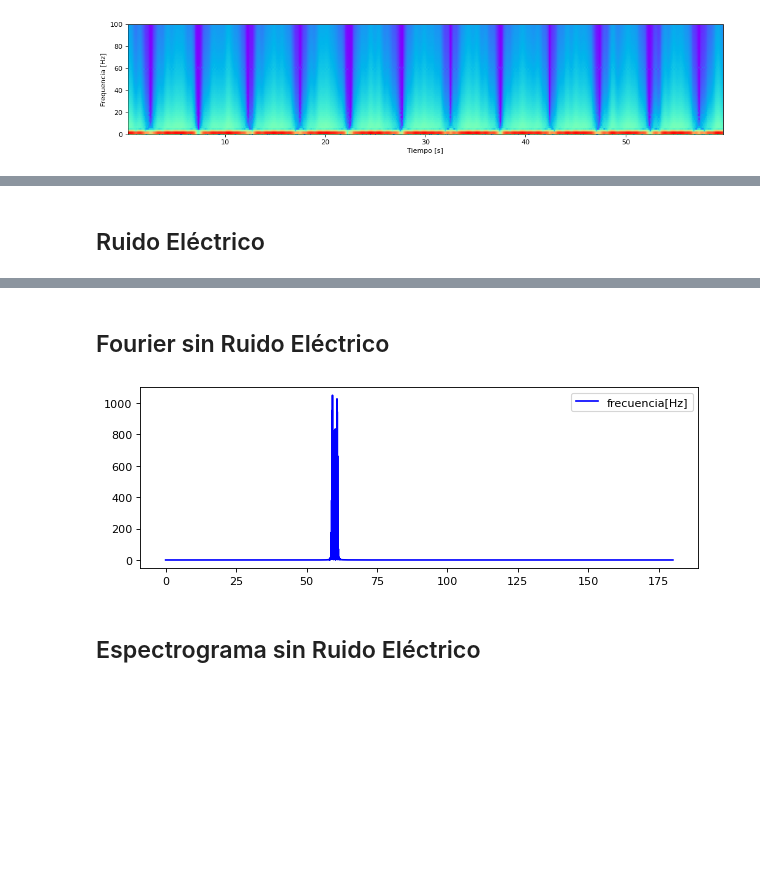
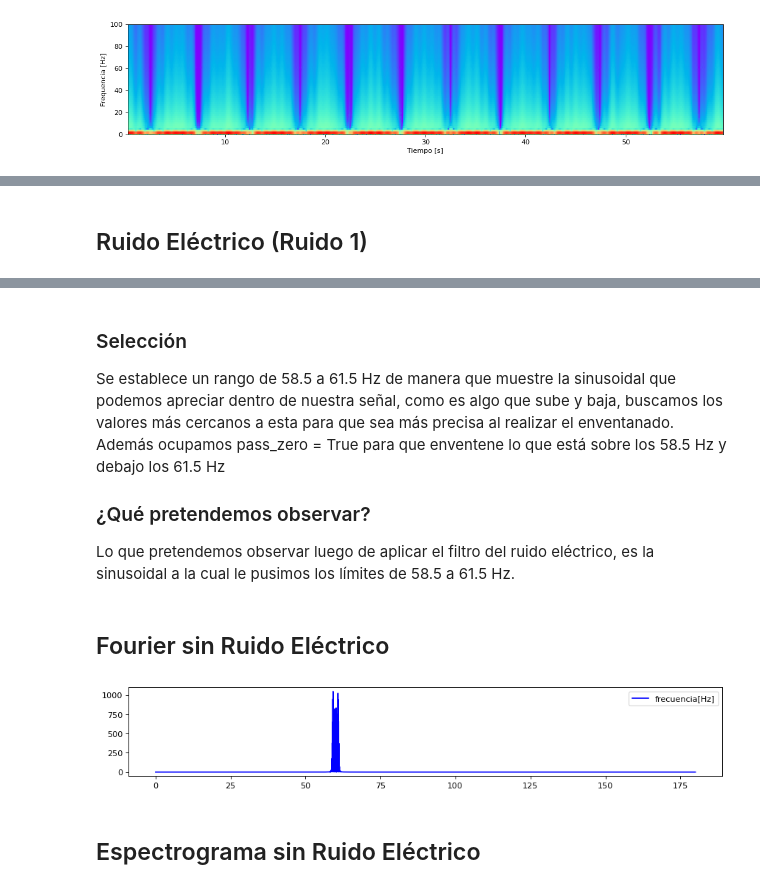
Before and after one commit to WildBenito/FiltroDeSe-ales, a Jupyter notebook: tarea2_info183.ipynb, the cells around one changed output, grey strips where cells are left out. Saved outputs shown, nothing was run; the diff lists cells and outputs as text; code cells hidden in the pictures; blank space fills up the shorter version.

```diff
--- a/tarea2_info183.ipynb
+++ b/tarea2_info183.ipynb
@@ -237,5 +247,5 @@ axs1.set_ylim([0, 100]);
 # %% [markdown]
-## Ruido Eléctrico
+## Ruido Eléctrico (Ruido 1)
 # %%
 fc2,fc3 = 58.5,61.5 #frecuencia de corte ruido 2
 
@@ -260,20 +270,26 @@ show(row(q))
 # %% [output]
 [interactive output not drawn]
 [interactive output not drawn]
+# %% [markdown]
+### Selección
+Se establece un rango de 58.5 a 61.5 Hz de manera que muestre la sinusoidal que podemos apreciar dentro de nuestra señal, como es algo que sube y baja, buscamos los valores más cercanos a esta para que sea más precisa al realizar el enventanado. Además ocupamos pass_zero = True para que enventene lo que está sobre los 58.5 Hz y debajo los 61.5 Hz
+
+### ¿Qué pretendemos observar?
+Lo que pretendemos observar luego de aplicar el filtro del ruido eléctrico, es la sinusoidal a la cual le pusimos los límites de 58.5 a 61.5 Hz.
 # %% [markdown]
 ## Fourier sin Ruido Eléctrico
 # %%
 N2 = len(signal2)
 
 fr2 = sfft.rfftfreq(n=N2, d=1./Fs)
 S2 = np.absolute(sfft.rfft(signal2))
 
-plt.figure(figsize=(9,3))
+plt.figure(figsize=(13,2))
 plt.plot(fr2, S2, 'b-')
 plt.legend(('frecuencia[Hz]', 'S'))
 plt.show()
 # %% [output]
-[figure, old version]
+[figure, new version]
 # %% [markdown]
 ## Espectrograma sin Ruido Eléctrico
 # %%
```
Also changed, not shown: parts of 28 cells of this notebook.
